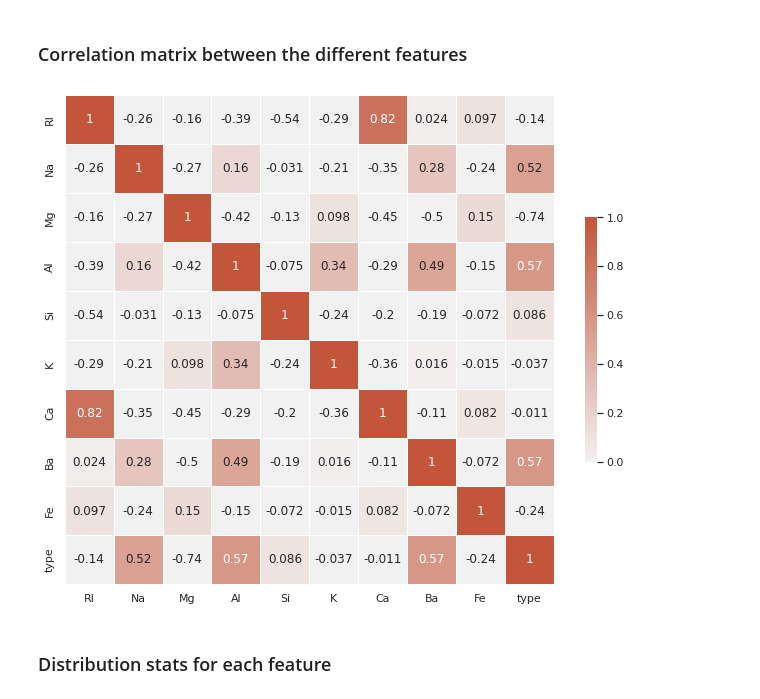
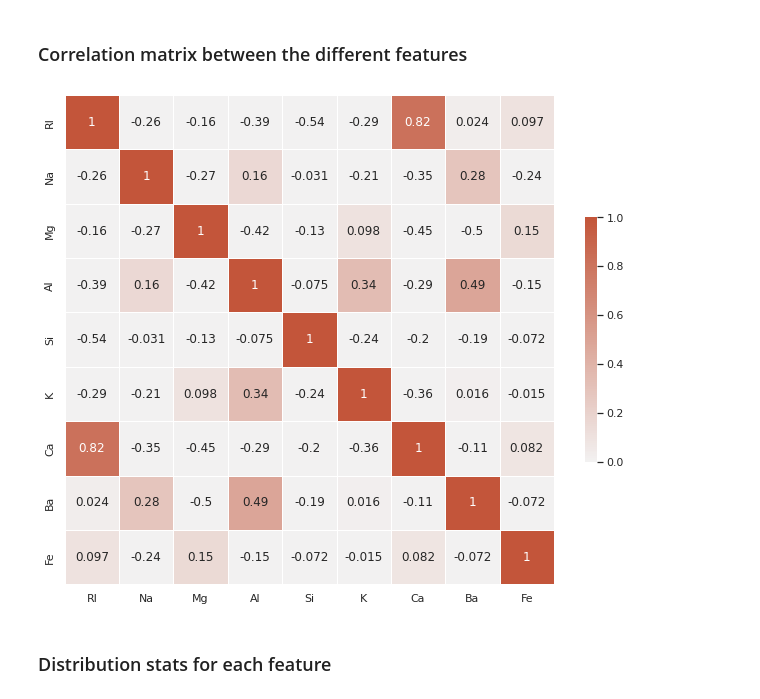
Before and after one commit to NicolaClark/MLEXAM, a Jupyter notebook: code/data exploration version 2.0.ipynb, the cells around one changed output. Cells and saved outputs as stored; diff of their text form; code cells hidden in the pictures.

```diff
--- a/code/data exploration version 2.0.ipynb
+++ b/code/data exploration version 2.0.ipynb
@@ -72,6 +72,7 @@ def boxplot_features(data):
 def typebar(data):
     x = Counter(data['type'])
     sns.barplot(list(x.keys()), list(x.values()))
+    plt.savefig('typebar.png')
 
 def corrmatrix(data):
     sns.set_theme(style="white")
@@ -80,7 +81,7 @@ def corrmatrix(data):
     d = data
 
     # Compute the correlation matrix
-    corr = d.corr()
+    corr = d.corr(method= 'pearson')
 
     # Set up the matplotlib figure
     f, ax = plt.subplots(figsize=(11, 9))
@@ -91,6 +92,28 @@ def corrmatrix(data):
     # Draw the heatmap with the mask and correct aspect ratio
     sns.heatmap(corr, cmap = cmap, center=0, vmin=0, vmax=1, square=True,
                 linewidths=.5, cbar_kws={"shrink": .5}, annot=True) #annot = value in cells
+
+    plt.savefig('corrmatrix.png')
+
+def find_column_few_value(data):
+    types = sorted(data['type'].unique())
+    features = list(data.columns)
+    features.remove('type')
+    l = []
+
+    for t in types:
+        temp = data.loc[data['type'] == t]
+        l_f = []
+        l_f.append(t)
+        for feature in features:
+            x = temp[feature].value_counts()
+            if 0 in x.keys():
+                percent = ((sum(x.values)-x[0])/sum(x.values))*100
+                l_f.append(percent)
+            else:
+                l_f.append(100)
+        l.append(l_f)
+    return pd.DataFrame(l)
 # %%
 test=pd.read_csv("../data/df_test.csv")
 train=pd.read_csv("../data/df_train.csv")
@@ -142,9 +165,9 @@ typebar(train);
 # %% [markdown]
 ### Correlation matrix between the different features
 # %%
-corrmatrix(train)
+corrmatrix(train.loc[:, train.columns != 'type'])
 # %% [output]
-[figure, old version]
+[figure, new version]
 # %% [markdown]
 ### Distribution stats for each feature
 # %%
```
Also changed, not shown: parts of 5 cells of this notebook, 16 other files.
